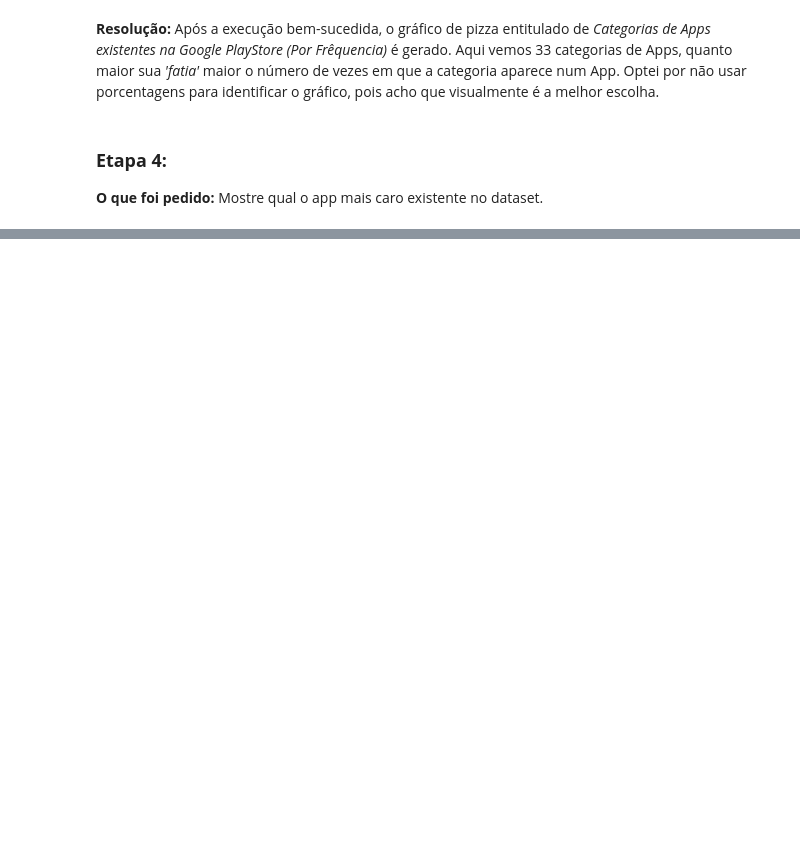
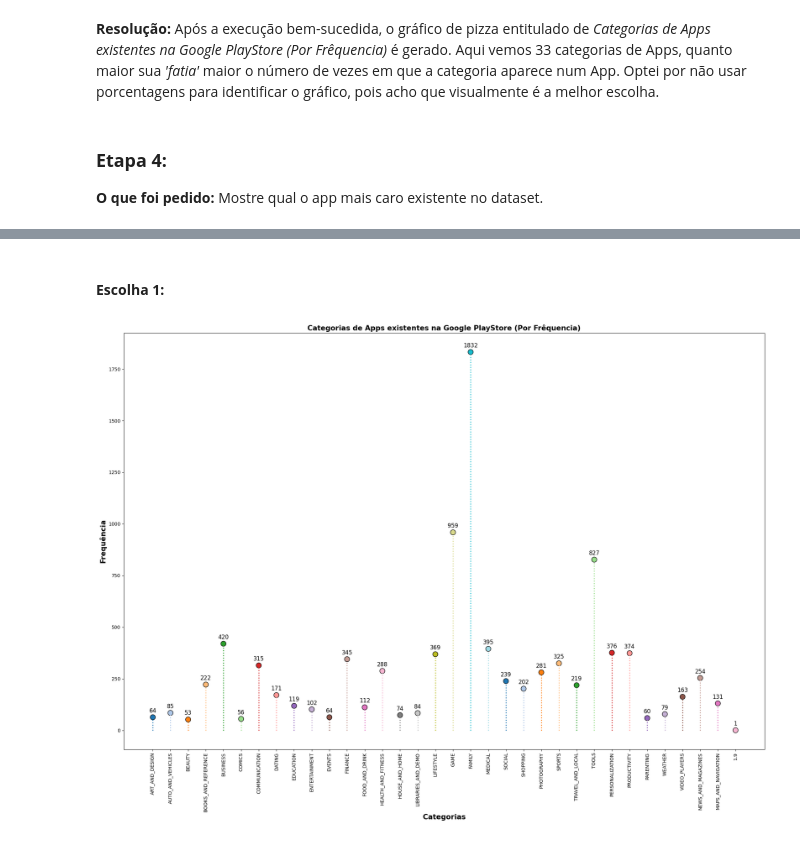
Before and after one commit to PedroIsse/Programa-De-Bolsas-Compass, a Jupyter notebook: Sprint3/Desafio/Desafio.IPYNB, the cells around one changed output, grey strips where cells are left out. Saved outputs shown, nothing was run; the diff lists cells and outputs as text; code cells hidden in the pictures; blank space fills up the shorter version.

```diff
--- a/Sprint3/Desafio/Desafio.IPYNB
+++ b/Sprint3/Desafio/Desafio.IPYNB
@@ -102,0 +345,66 @@ plt.show()
+# %% [markdown]
+#### **Escolha 1:**
+# %%
+import pandas as pd
+import matplotlib.pyplot as plt
+# Utilizo a biblioteca seaborn para criar um paleta de cores que atenda o meu gráfico.
+import seaborn as sns
+
+# Lê o arquivo googlepalystoreAtt.csv e armazena na variável dataset.
+dataset = pd.read_csv('googleplaystoreAtt.csv')
+
+# Crio um dicionário chamado de aparicoes para receber a categoria como key e o número de aparições como Value.
+aparicoes = {}
+
+# Passo por todos os valores da coluna Category, caso a categoria já esteja no dicionário como uma key é adcionado 1 ao value da key,
+# caso não, a categoria é adicionada como um key de value 1.
+for categorias in dataset['Category']:
+    if categorias in aparicoes.keys():
+        aparicoes[categorias] += 1
+    else:
+        aparicoes[categorias] = 1
+
+
+# Crio uma paleta de cores com o número de chaves do dicionário aparicoes.
+num_cores = len(aparicoes)
+cores = sns.color_palette('tab20', num_cores)
+
+# Defino a área do gráfico com 20x15.
+plt.figure(figsize=(20, 15))
+
+# Defino o título do gráfico, o tamanho de sua fonte 15, em negrito.
+plt.title('Categorias de Apps existentes na Google PlayStore (Por Frêquencia)', fontsize = 15, fontweight='bold')
+
+# Crio o gráfico de disperção, com os valores do eixo X sendo as keys contidas no dicionário aparicoes,
+# os valores do eixo Y sendo os values contidos no dicionário aparicoes.
+# Defino as cores dos pontos, com base na paleta criada anteriormente, seu contorno como preto e seu tamanho como 120.
+plt.scatter(aparicoes.keys(), aparicoes.values(), color=cores, edgecolors='black', s=120)
+
+cont = 0
+# Defino neste loop as linhas pontilhadas que ligam as categorias às suas frequências.
+for categoria, valor in aparicoes.items():
+    # A linha deve começar nas coordenas (x, y), sendo um X fixo (Categoria = aparicoes.keys()) e
+    # y começando do 0 indo até o seu valor (Valor = aparicoes.value()).
+    # Defino uma cor diferente a cada iteração, tal qual o estilo da linha e sua grossura.
+    plt.vlines(x=categoria, ymin=0, ymax=valor, colors=cores[cont], linestyles=':', linewidth=2)
+    cont += 1
+
+# Defino neste loop a frequêcia de cada categoria nos seus pontos do gráfico.
+for categoria, valor in aparicoes.items():
+    # O valor (Valor = aparicoes.value()) é anotado nas coordenadas (X=Categoria(keys), Y=Valor(values)).
+    # Defino que a posição do texto será ajustada em relação às coordenadas especificadas, posicionp +10 no eixo y,
+    # centralizo o texto e defino o tamanho da fonte como 12.
+    plt.annotate(f'{valor}', (categoria, valor), textcoords="offset points", xytext=(0, 10), ha='center', fontsize=12)
+
+# Defino o texto dos labels X (Categorias) e Y (Frequência), com tamanho da fonte 15 em negrito.
+plt.xlabel('Categorias', fontsize = 15, fontweight='bold')
+plt.ylabel('Frequência', fontsize = 15, fontweight='bold')
+
+# Defino que os labels de cada valor do eixo X devem estar com uma rotação de 90°.
+plt.xticks(rotation=90)
+
+# Ajusto o gráfico para que ele use a área disponível de forma mais eficiente e faço sua exibição em sequência.
+plt.tight_layout()
+plt.show()
+# %% [output]
+[figure, added]
```
Also changed, not shown: parts of 24 cells of this notebook, 15 other files.
